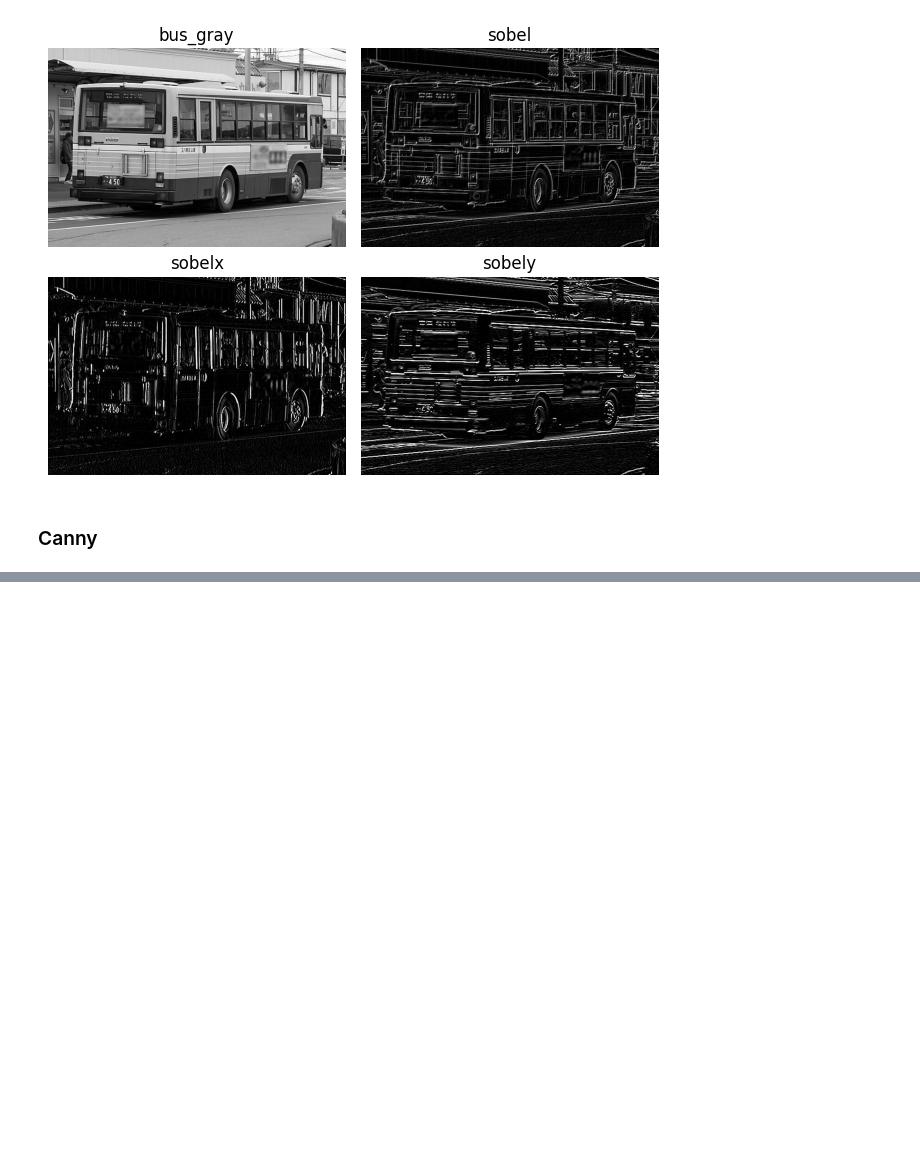
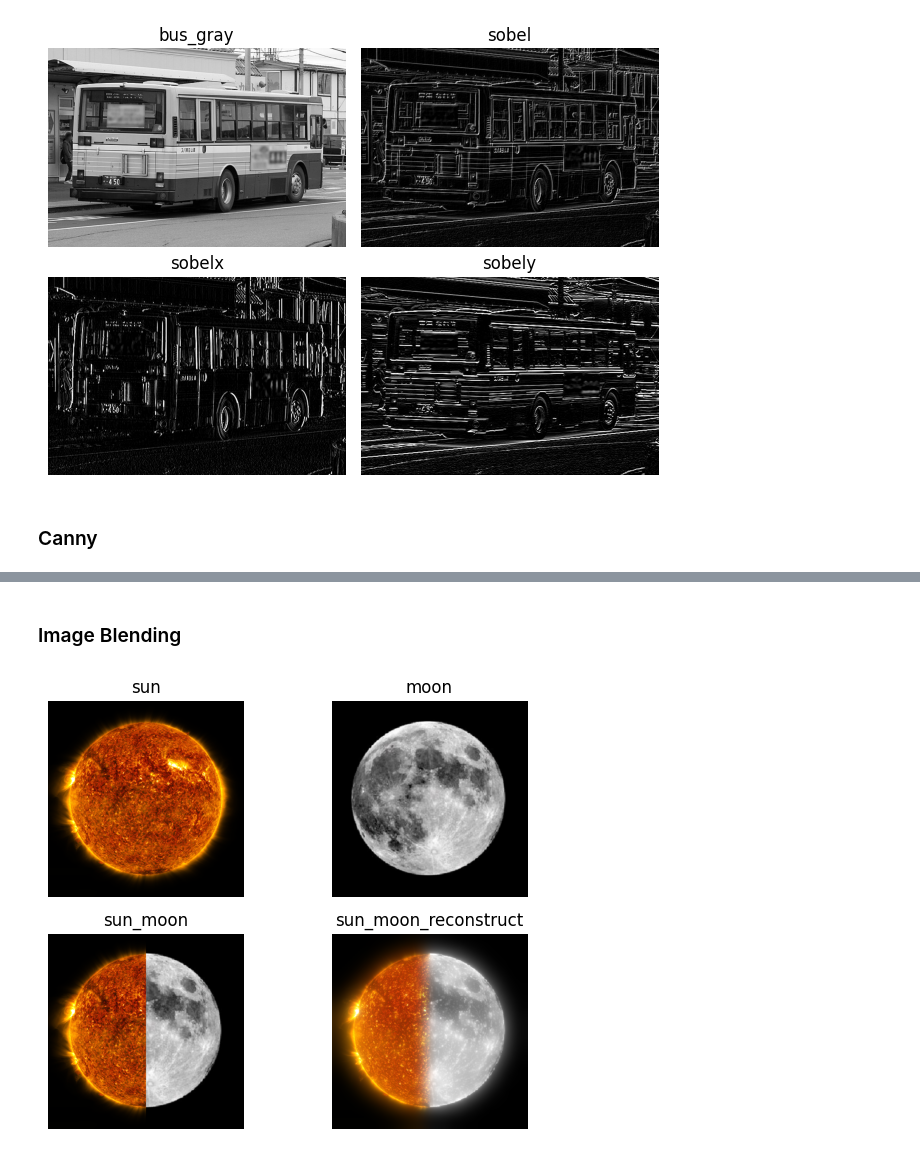
Before and after one commit to Sirius912/Computer_Vision, a Jupyter notebook: Lab2/Lab2.ipynb, the cells around one changed output, grey strips where cells are left out. Cells and saved outputs as stored; diff of their text form; code cells hidden in the pictures; blank space fills up the shorter version.

```diff
--- a/Lab2/Lab2.ipynb
+++ b/Lab2/Lab2.ipynb
@@ -148,0 +214,64 @@ plt.show()
+# %% [markdown]
+### Image Blending
+# %%
+sun = cv.imread('sun.png')      # sun(512, 512, 3), moon(512, 512, 3)
+sun_moon = np.hstack((sun[:, :256], moon[:, 256:]))
+
+# Generate Gaussian pyramid for sun
+sun_copy = sun.copy()
+gp_sun = [sun_copy]
+for i in range(6):
+    sun_copy = cv.pyrDown(sun_copy)
+    gp_sun.append(sun_copy)
+
+# Generate Gaussian pyramid for moon
+moon_copy = moon.copy()
+gp_moon = [moon_copy]
+for i in range(6):
+    moon_copy = cv.pyrDown(moon_copy)
+    gp_moon.append(moon_copy)
+
+# Generate Laplacian pyramid for sun
+sun_copy = gp_sun[5]
+lp_sun = [sun_copy]
+for i in range(5, 0, -1):
+    gaussian_expanded = cv.pyrUp(gp_sun[i])
+    laplacian = cv.subtract(gp_sun[i-1], gaussian_expanded)
+    lp_sun.append(laplacian)
+
+# Generate Laplacian pyramid for moon
+moon_copy = gp_moon[5]
+lp_moon = [moon_copy]
+for i in range(5, 0, -1):
+    gaussian_expanded = cv.pyrUp(gp_moon[i])
+    laplacian = cv.subtract(gp_moon[i-1], gaussian_expanded)
+    lp_moon.append(laplacian)
+
+# Add left and right halves of images in each level
+sun_moon_pyramid = []
+n = 0
+for sun_lap, moon_lap in zip(lp_sun, lp_moon):
+    n += 1
+    rows, cols, ch = sun_lap.shape
+    laplacian = np.hstack((sun_lap[:, 0:int(cols/2)], moon_lap[:, int(cols/2):]))
+    sun_moon_pyramid.append(laplacian)
+
+# New construct
+sun_moon_reconstruct = sun_moon_pyramid[0]
+for i in range(1, 6):
+    sun_moon_reconstruct = cv.pyrUp(sun_moon_reconstruct)
+    sun_moon_reconstruct = cv.add(sun_moon_pyramid[i], sun_moon_reconstruct)
+
+blending_list = [sun, moon, sun_moon, sun_moon_reconstruct]
+blending_titles = ['sun', 'moon', 'sun_moon', 'sun_moon_reconstruct']
+
+for i in range(4):
+    plt.subplot(2,2,i+1)
+    plt.imshow(cv.cvtColor(blending_list[i], cv.COLOR_BGR2RGB))
+    plt.title(blending_titles[i])
+    plt.axis('off')
+
+plt.tight_layout()
+plt.show()
+# %% [output]
+[figure, added]
```
Also changed, not shown: parts of 6 cells of this notebook, 2 other files.
